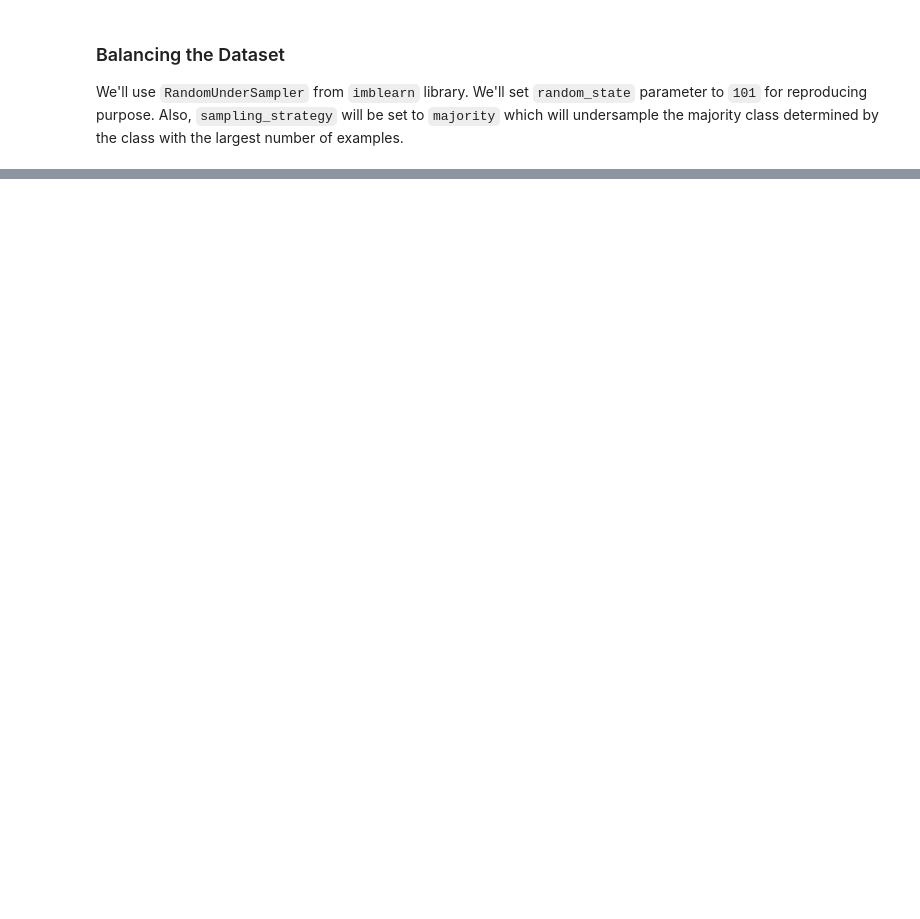
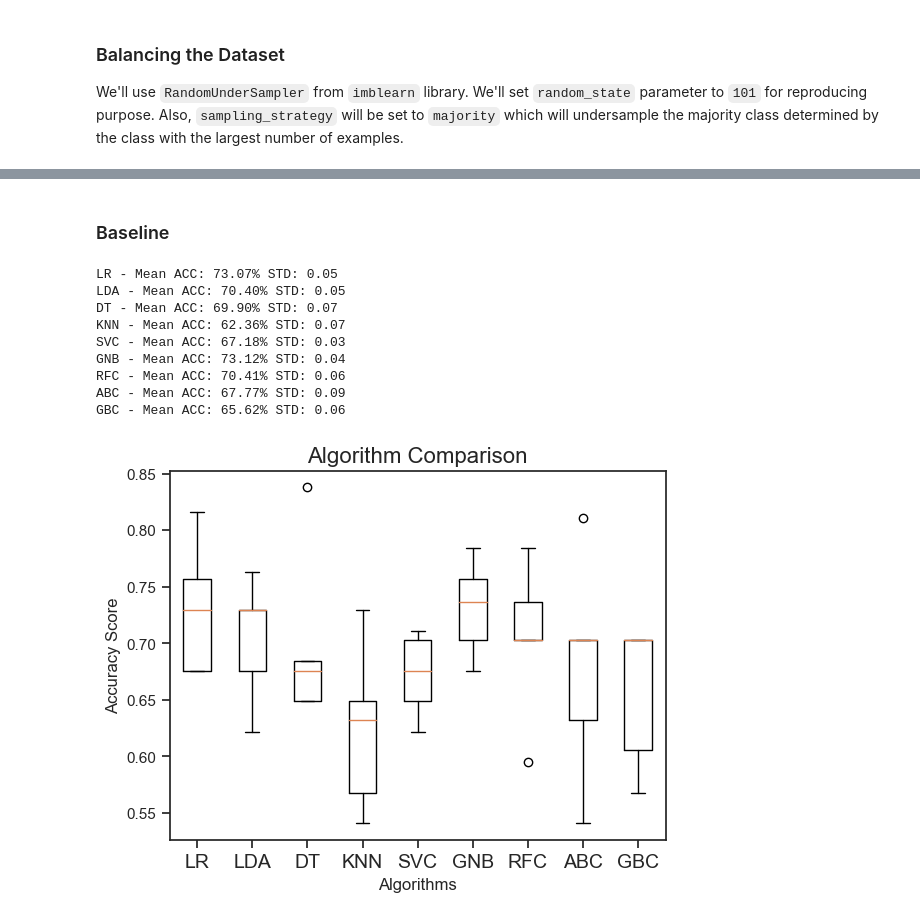
Before and after one commit to muscak/Loan-Prediction, a Jupyter notebook: Loan_Prediction.ipynb, the cells around one changed output, grey strips where cells are left out. Cells and saved outputs as stored; diff of their text form; code cells hidden in the pictures; blank space fills up the shorter version.

Commit message:
Baseline completed

```diff
--- a/Loan_Prediction.ipynb
+++ b/Loan_Prediction.ipynb
@@ -366,0 +397,4 @@ As mentioned in the ['Numerical Features'](#nbr_features) EDA section, all numer
+# %%
+df_clean['Term'] = df_clean['Term'].astype('object')
+cat_features.append('Term') # We'll use later
+df_clean.info()
@@ -389,0 +561,46 @@ Name: Targets, dtype: int64
+# %%
+def evaluate_algorithms(x, y):
+    models = []
+    models.append(('LR', LogisticRegression(solver='liblinear', multi_class='ovr')))
+    models.append(('LDA', LinearDiscriminantAnalysis()))
+    models.append(('DT', DecisionTreeClassifier()))
+    models.append(('KNN', KNeighborsClassifier()))
+    models.append(('SVC', SVC(gamma='auto')))
+    models.append(('GNB', GaussianNB()))
+    models.append(('RFC', RandomForestClassifier()))
+    models.append(('ABC', AdaBoostClassifier()))
+    models.append(('GBC', GradientBoostingClassifier()))
+
+    names = []
+    results = []
+
+    for name, model in models:
+        kfold = StratifiedKFold(n_splits=5, random_state=101, shuffle=True)
+        cv_results = cross_val_score(model, x, y, cv=kfold, scoring='accuracy')
+        results.append(cv_results)
+        names.append(name)
+        msg = '%s - Mean ACC: %.2f%% STD: %.2f' % (name, cv_results.mean()*100, cv_results.std())
+        print(msg)
+
+    # Plot the results
+    plt.title('Algorithm Comparison', fontsize=16)
+    plt.boxplot(results)
+    plt.xlabel('Algorithms')
+    plt.ylabel('Accuracy Score')
+    plt.xticks(ticks=range(1, len(names)+1), labels=names, fontsize=14)
+    plt.show()
+# %% [markdown]
+### Baseline
+# %%
+evaluate_algorithms(x_under, y_under)
+# %% [output]
+LR - Mean ACC: 73.07% STD: 0.05
+LDA - Mean ACC: 70.40% STD: 0.05
+DT - Mean ACC: 69.90% STD: 0.07
+KNN - Mean ACC: 62.36% STD: 0.07
+SVC - Mean ACC: 67.18% STD: 0.03
+GNB - Mean ACC: 73.12% STD: 0.04
+RFC - Mean ACC: 70.41% STD: 0.06
+ABC - Mean ACC: 67.77% STD: 0.09
+GBC - Mean ACC: 65.62% STD: 0.06
+[figure, added]
```
Also changed, not shown: parts of 24 cells of this notebook.
